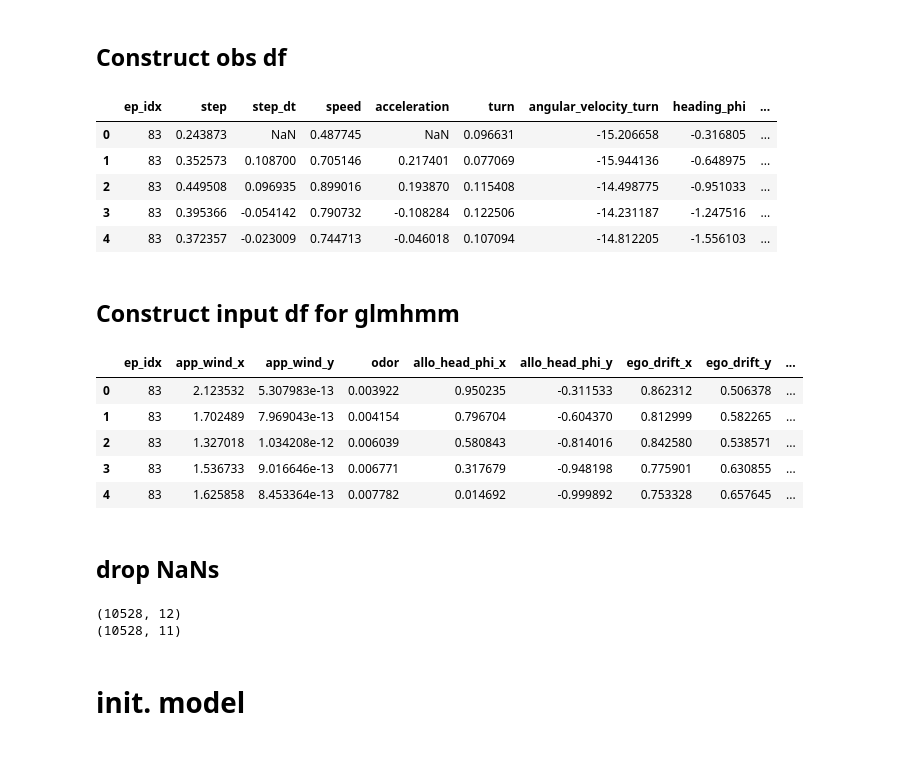
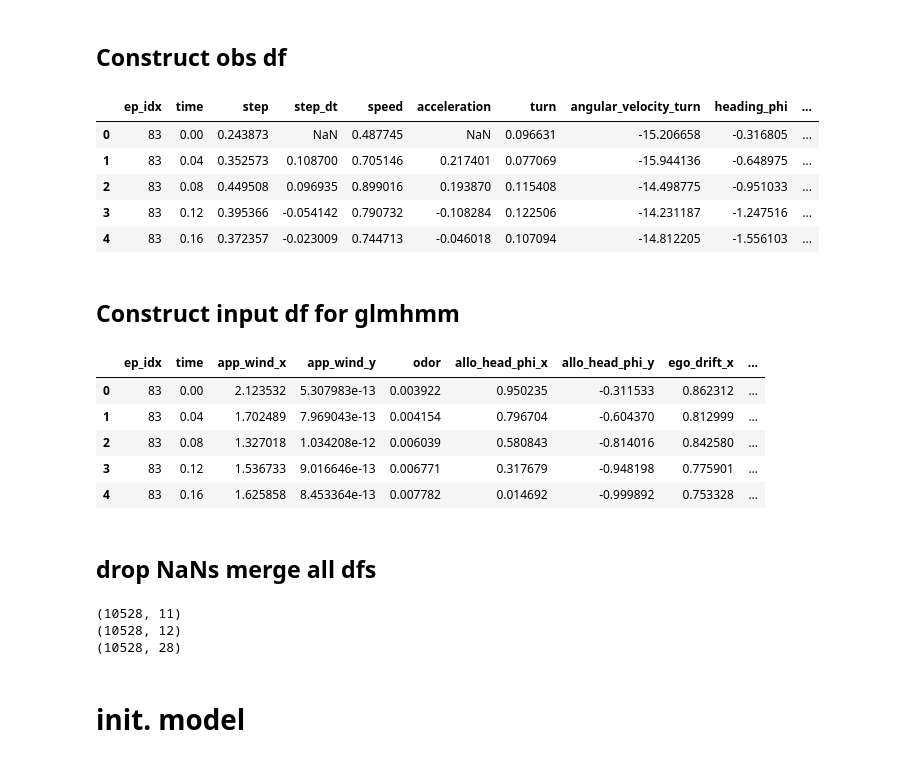
Before and after one commit to weixuanliu11/flytrack, a Jupyter notebook: model/glmhmm/JH_model_comparison.ipynb, the cells around one changed output. Drawn from its saved outputs; the diff is of its cells as text; code cells hidden in the pictures.

```diff
--- a/model/glmhmm/JH_model_comparison.ipynb
+++ b/model/glmhmm/JH_model_comparison.ipynb
@@ -15,7 +15,8 @@ from analysis import find_permutation, evaluate_classification, calculate_match_
 # %% [markdown]
 based on /src/tools/pybounds/examples/observability_analysis_dynamic_wind.ipynb
 # %%
-obs_pkls = ['/src/data/wind_sensing/apparent_wind_visual_feedback/sw_dist_logstep_wind_0.001_debug_yes_vec_norm_train_actor_std/eval/plume_14421_37e2cd4be4c96943d0341849b40f81eb/noisy3x5b5_original_inits_observability_test.pkl',
+obs_pkls = ['/src/data/wind_sensing/apparent_wind_visual_feedback/sw_dist_logstep_wind_0.001_debug_yes_vec_norm_train_actor_std/eval/plume_14421_37e2cd4be4c96943d0341849b40f81eb/noisy3x5b5_observability_test.pkl',
+# obs_pkls = ['/src/data/wind_sensing/apparent_wind_visual_feedback/sw_dist_logstep_wind_0.001_debug_yes_vec_norm_train_actor_std/eval/plume_14421_37e2cd4be4c96943d0341849b40f81eb/noisy3x5b5_original_inits_observability_test.pkl',
             '/src/data/wind_sensing/apparent_wind_visual_feedback/sw_dist_logstep_wind_0.001_debug_yes_vec_norm_train_actor_std/eval/plume_17519_6aca800e09d4942c5d296ae7157fcf8b/noisy3x5b5_observability_test.pkl']
 eval_pkls = [obs_pkl.replace("_observability_test.pkl", ".pkl") for obs_pkl in obs_pkls]
 
@@ -40,7 +41,8 @@ with open(eval_pkls[0], 'rb') as f_handle:
                                             balanced=False,
                                             oob_only=False,
                                             verbose=True,
-                                            log_fname='/src/data/wind_sensing/apparent_wind_visual_feedback/sw_dist_logstep_wind_0.001_debug_yes_vec_norm_train_actor_std/eval/plume_14421_37e2cd4be4c96943d0341849b40f81eb/noisy3x5b5_original_inits.pkl')
+                                            log_fname='/src/data/wind_sensing/apparent_wind_visual_feedback/sw_dist_logstep_wind_0.001_debug_yes_vec_norm_train_actor_std/eval/plume_14421_37e2cd4be4c96943d0341849b40f81eb/noisy3x5b5.pkl')
+                                            # log_fname='/src/data/wind_sensing/apparent_wind_visual_feedback/sw_dist_logstep_wind_0.001_debug_yes_vec_norm_train_actor_std/eval/plume_14421_37e2cd4be4c96943d0341849b40f81eb/noisy3x5b5_original_inits.pkl')
 
     traj_df_stacked, stacked_neural_activity = log_analysis.get_traj_and_activity_and_stack_them(selected_df,
                                                                                                 obtain_neural_activity = True,
@@ -123,39 +125,41 @@ print(EV_no_nan.shape)
 # %%
 # Preprocess action data
 # get speed and acceleration
 obs_df = pd.DataFrame()
 obs_df['ep_idx'] = filtered_df['ep_idx']
+obs_df['time'] = filtered_df['time']
 obs_df['step'] = filtered_df['step'] # squashed action
 obs_df['step_dt'] = obs_df.groupby('ep_idx')['step'].diff()
 obs_df['speed'] = filtered_df['step']*2 # in m/s unit
 obs_df['acceleration'] = obs_df.groupby('ep_idx')['speed'].diff()
 obs_df['turn'] = filtered_df['turn']
 obs_df['angular_velocity_turn'] = ((filtered_df['turn'] - 0.5)*2) * (6*np.pi) # in rad/s unit
 
 # obs_df['acceleration'] = obs_df['acceleration'].fillna(0) # TODO check timing
 
 # calculate angular velocity and angular acceleration
 obs_df['heading_phi'] = np.angle(filtered_df['agent_angle_x']+ 1j*filtered_df['agent_angle_y'], deg=False)
 obs_df['heading_phi_unwrap'] = np.unwrap(np.angle(filtered_df['agent_angle_x']+ 1j*filtered_df['agent_angle_y'], deg=False))
 obs_df['angular_velocity'] = obs_df.groupby('ep_idx')['heading_phi_unwrap'].diff()
 obs_df['angular_acceleration'] = obs_df.groupby('ep_idx')['angular_velocity'].diff()
 # obs_df['angular_acceleration'] = obs_df['angular_acceleration'].fillna(0) # TODO check timing
 
 obs_df.head()
 # obs_df['speed'].hist()
 # %% [output]
-|  | ep_idx | step | step_dt | speed | acceleration | turn | angular_velocity_turn | heading_phi | ... |
-| 0 | 83 | 0.243873 | NaN | 0.487745 | NaN | 0.096631 | -15.206658 | -0.316805 | ... |
-| 1 | 83 | 0.352573 | 0.108700 | 0.705146 | 0.217401 | 0.077069 | -15.944136 | -0.648975 | ... |
-| 2 | 83 | 0.449508 | 0.096935 | 0.899016 | 0.193870 | 0.115408 | -14.498775 | -0.951033 | ... |
-| 3 | 83 | 0.395366 | -0.054142 | 0.790732 | -0.108284 | 0.122506 | -14.231187 | -1.247516 | ... |
-| 4 | 83 | 0.372357 | -0.023009 | 0.744713 | -0.046018 | 0.107094 | -14.812205 | -1.556103 | ... |
+|  | ep_idx | time | step | step_dt | speed | acceleration | turn | angular_velocity_turn | heading_phi | ... |
+| 0 | 83 | 0.00 | 0.243873 | NaN | 0.487745 | NaN | 0.096631 | -15.206658 | -0.316805 | ... |
+| 1 | 83 | 0.04 | 0.352573 | 0.108700 | 0.705146 | 0.217401 | 0.077069 | -15.944136 | -0.648975 | ... |
+| 2 | 83 | 0.08 | 0.449508 | 0.096935 | 0.899016 | 0.193870 | 0.115408 | -14.498775 | -0.951033 | ... |
+| 3 | 83 | 0.12 | 0.395366 | -0.054142 | 0.790732 | -0.108284 | 0.122506 | -14.231187 | -1.247516 | ... |
+| 4 | 83 | 0.16 | 0.372357 | -0.023009 | 0.744713 | -0.046018 | 0.107094 | -14.812205 | -1.556103 | ... |
 # %% [markdown]
 ## Construct input df for glmhmm
 # %%
 input_df = pd.DataFrame()
 # observations of the agent
 input_df['ep_idx'] = filtered_df['ep_idx']
+input_df['time'] = filtered_df['time']
 input_df['app_wind_x'] = filtered_df['wind_x_obs']
 input_df['app_wind_y'] = filtered_df['wind_y_obs']
 input_df['odor'] = filtered_df['odor_eps_log']
@@ -164,30 +168,35 @@ input_df['allo_head_phi_y'] = filtered_df['agent_angle_y']
 input_df['ego_drift_x'] = filtered_df['ego_course_direction_x']
 input_df['ego_drift_y'] = filtered_df['ego_course_direction_y']
 # possible latents to include
-input_df['min_EV_zeta'] = EV_no_nan['zeta']
-input_df['time_since_last_wind_change'] = EV_no_nan['time_since_last_wind_change']
+# input_df['min_EV_zeta'] = EV_no_nan['zeta']
+# input_df['time_since_last_wind_change'] = EV_no_nan['time_since_last_wind_change']
 input_df['acceleration'] = obs_df['acceleration']
 input_df['angular_acceleration'] = obs_df['angular_acceleration']
 
 input_df.head()
 # %% [output]
-|  | ep_idx | app_wind_x | app_wind_y | odor | allo_head_phi_x | allo_head_phi_y | ego_drift_x | ego_drift_y | ... |
-| 0 | 83 | 2.123532 | 5.307983e-13 | 0.003922 | 0.950235 | -0.311533 | 0.862312 | 0.506378 | ... |
-| 1 | 83 | 1.702489 | 7.969043e-13 | 0.004154 | 0.796704 | -0.604370 | 0.812999 | 0.582265 | ... |
-| 2 | 83 | 1.327018 | 1.034208e-12 | 0.006039 | 0.580843 | -0.814016 | 0.842580 | 0.538571 | ... |
-| 3 | 83 | 1.536733 | 9.016646e-13 | 0.006771 | 0.317679 | -0.948198 | 0.775901 | 0.630855 | ... |
-| 4 | 83 | 1.625858 | 8.453364e-13 | 0.007782 | 0.014692 | -0.999892 | 0.753328 | 0.657645 | ... |
+|  | ep_idx | time | app_wind_x | app_wind_y | odor | allo_head_phi_x | allo_head_phi_y | ego_drift_x | ... |
+| 0 | 83 | 0.00 | 2.123532 | 5.307983e-13 | 0.003922 | 0.950235 | -0.311533 | 0.862312 | ... |
+| 1 | 83 | 0.04 | 1.702489 | 7.969043e-13 | 0.004154 | 0.796704 | -0.604370 | 0.812999 | ... |
+| 2 | 83 | 0.08 | 1.327018 | 1.034208e-12 | 0.006039 | 0.580843 | -0.814016 | 0.842580 | ... |
+| 3 | 83 | 0.12 | 1.536733 | 9.016646e-13 | 0.006771 | 0.317679 | -0.948198 | 0.775901 | ... |
+| 4 | 83 | 0.16 | 1.625858 | 8.453364e-13 | 0.007782 | 0.014692 | -0.999892 | 0.753328 | ... |
 # %% [markdown]
-## drop NaNs
+## drop NaNs merge all dfs
 # %%
 # drop rows with NaN
 input_df.dropna(inplace=True)
 print(input_df.shape)
 obs_df.dropna(inplace=True)
 print(obs_df.shape)
+
+df = input_df.merge(obs_df, on=['ep_idx', 'time'], how='inner')
+df = df.merge(EV_no_nan, on=['ep_idx', 'time'], how='inner')
+print(df.shape)
 # %% [output]
+(10528, 11)
 (10528, 12)
-(10528, 11)
+(10528, 28)
 # %% [markdown]
 # init. model
 # %%
```
Also changed, not shown: parts of 30 cells of this notebook.
